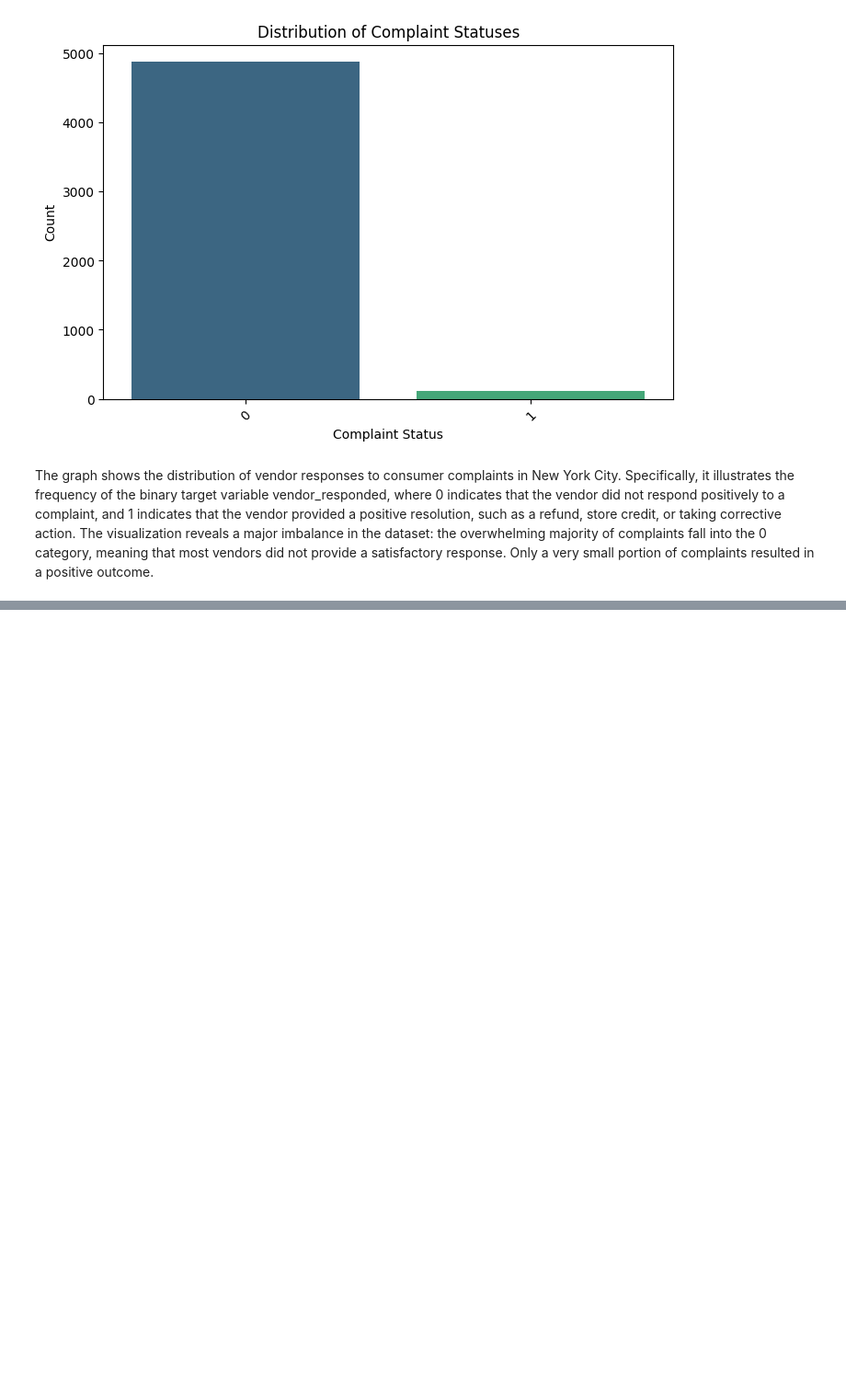
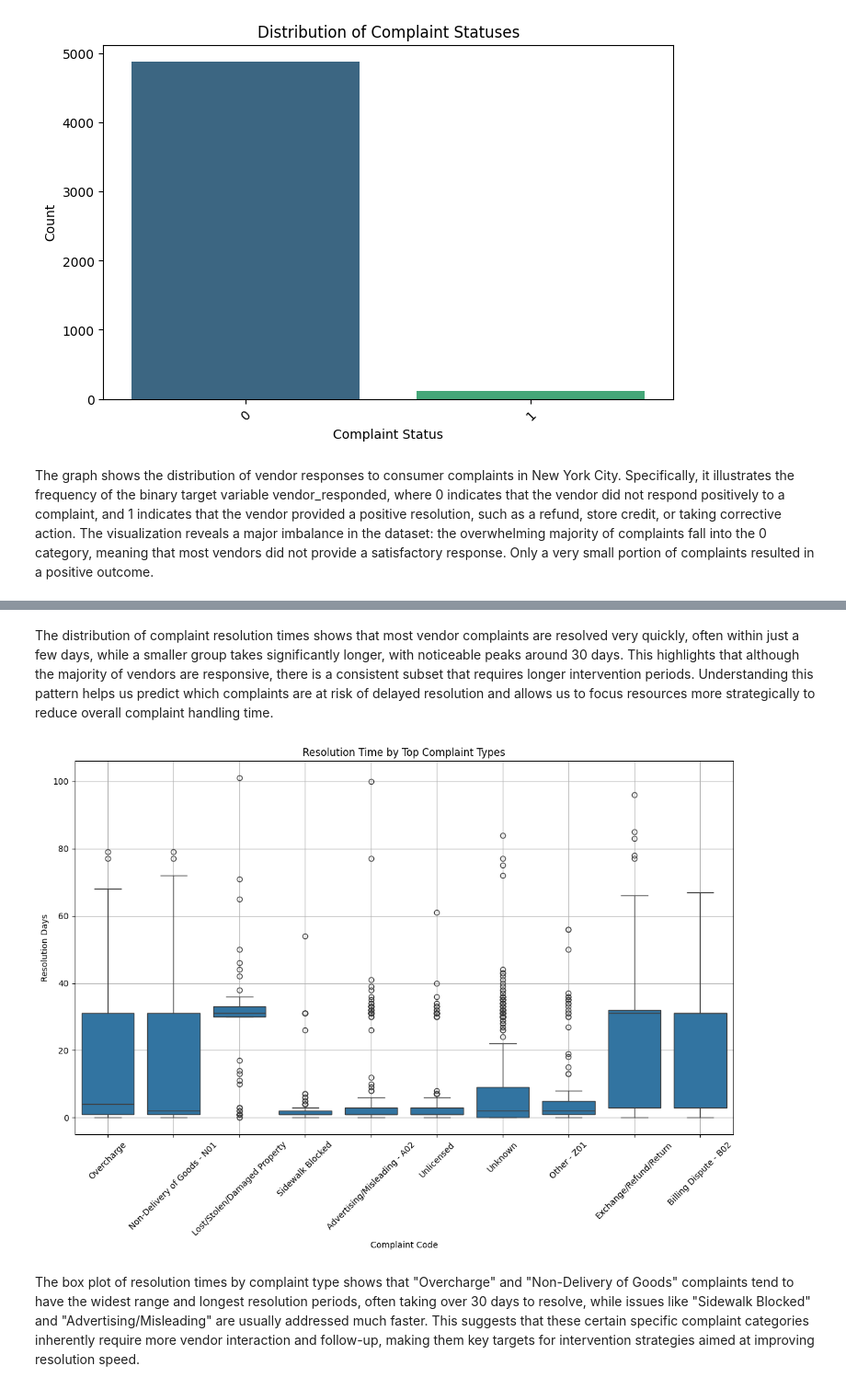
Before and after one commit to aryamankachroo/DTSC2302FinalProject, a Jupyter notebook: nyc_complaints.ipynb, the cells around one changed output, grey strips where cells are left out. Shown at 92% size. Cells and saved outputs as stored; diff of their text form; code cells hidden in the pictures; blank space fills up the shorter version.

```diff
--- a/nyc_complaints.ipynb
+++ b/nyc_complaints.ipynb
@@ -392,0 +440,18 @@ plt.show()
+# %% [markdown]
+The distribution of complaint resolution times shows that most vendor complaints are resolved very quickly, often within just a few days, while a smaller group takes significantly longer, with noticeable peaks around 30 days. This highlights that although the majority of vendors are responsive, there is a consistent subset that requires longer intervention periods. Understanding this pattern helps us predict which complaints are at risk of delayed resolution and allows us to focus resources more strategically to reduce overall complaint handling time.
+# %%
+plt.figure(figsize=(14,8))
+top_10_types = df['complaint_code'].value_counts().head(10).index
+sns.boxplot(data=df[df['complaint_code'].isin(top_10_types)],
+            x='complaint_code',
+            y='resolution_days')
+plt.xticks(rotation=45)
+plt.xlabel('Complaint Code')
+plt.ylabel('Resolution Days')
+plt.title('Resolution Time by Top Complaint Types')
+plt.grid()
+plt.show()
+# %% [output]
+[figure, added]
+# %% [markdown]
+The box plot of resolution times by complaint type shows that "Overcharge" and "Non-Delivery of Goods" complaints tend to have the widest range and longest resolution periods, often taking over 30 days to resolve, while issues like "Sidewalk Blocked" and "Advertising/Misleading" are usually addressed much faster. This suggests that these certain specific complaint categories inherently require more vendor interaction and follow-up, making them key targets for intervention strategies aimed at improving resolution speed.
```
Also changed, not shown: parts of 19 cells of this notebook.
